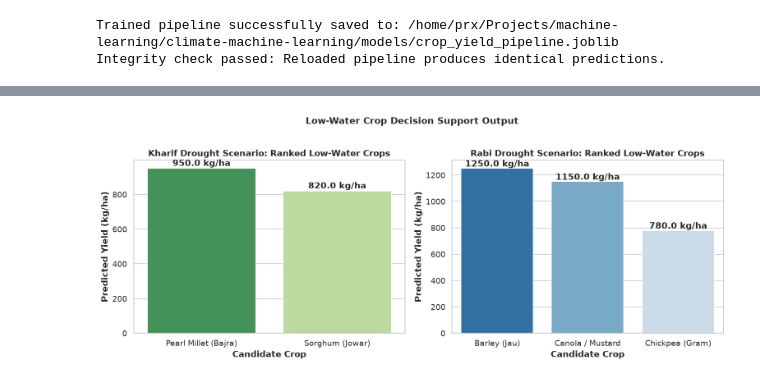
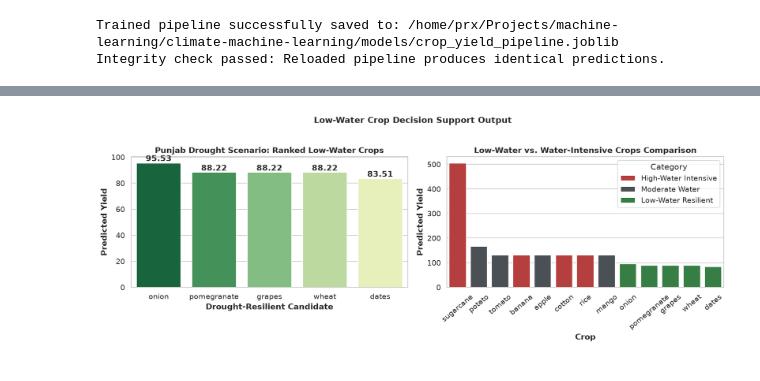
Before and after one commit to SyedMuhammadHunain/Climate-Machine-Learning, a Jupyter notebook: notebooks/01_low_water_crop_selection.ipynb, the cells around one changed output, grey strips where cells are left out. Drawn from its saved outputs; the diff is of its cells as text; code cells hidden in the pictures.

Commit message:
feat: complete Task 6 joblib export and real-world crop recommendation engine

```diff
--- a/notebooks/01_low_water_crop_selection.ipynb
+++ b/notebooks/01_low_water_crop_selection.ipynb
@@ -516,17 +590,23 @@ Canola / Mustard   Rabi                 280.0                 1150.0     2
 # %%
-def plot_ranked_crops(ax, df_ranked, title, palette):
-    sns.barplot(data=df_ranked, x="Crop_Name", y="Predicted_Yield_kg_ha", hue="Crop_Name", palette=palette, legend=False, ax=ax)
-    ax.set_title(title, weight="bold")
-    ax.set_ylabel("Predicted Yield (kg/ha)", weight="bold")
-    ax.set_xlabel("Candidate Crop", weight="bold")
-    for i, row in df_ranked.iterrows():
-        ax.text(i, row["Predicted_Yield_kg_ha"] + 15, f"{row['Predicted_Yield_kg_ha']} kg/ha", ha="center", weight="bold")
+fig, (ax1, ax2) = plt.subplots(1, 2, figsize=(14, 5))
 
-fig, (ax1, ax2) = plt.subplots(1, 2, figsize=(13, 5))
-plot_ranked_crops(ax1, kharif_recommendations, "Kharif Drought Scenario: Ranked Low-Water Crops", "YlGn_r")
-plot_ranked_crops(ax2, rabi_recommendations, "Rabi Drought Scenario: Ranked Low-Water Crops", "Blues_r")
+sns.barplot(data=punjab_ranked, x="Crop", y="Predicted_Yield", hue="Crop", palette="YlGn_r", legend=False, ax=ax1)
+ax1.set_title("Punjab Drought Scenario: Ranked Low-Water Crops", weight="bold")
+ax1.set_ylabel("Predicted Yield", weight="bold")
+ax1.set_xlabel("Drought-Resilient Candidate", weight="bold")
+for i, row in punjab_ranked.iterrows():
+    ax1.text(i, row["Predicted_Yield"] + 1.5, f"{row['Predicted_Yield']}", ha="center", weight="bold")
+
+palette_cat = {"Low-Water Resilient": "#2b8a3e", "High-Water Intensive": "#c92a2a", "Moderate Water": "#495057"}
+sns.barplot(data=punjab_all.sort_values("Predicted_Yield", ascending=False), x="Crop", y="Predicted_Yield", hue="Water_Category", palette=palette_cat, ax=ax2)
+ax2.set_title("Low-Water vs. Water-Intensive Crops Comparison", weight="bold")
+ax2.set_ylabel("Predicted Yield", weight="bold")
+ax2.set_xlabel("Crop", weight="bold")
+ax2.tick_params(axis="x", rotation=40)
+ax2.legend(title="Category", loc="upper right")
+
 plt.suptitle("Low-Water Crop Decision Support Output", fontsize=13, weight="bold", y=1.02)
 plt.tight_layout()
 plt.show()
 # %% [output]
-[figure, old version]
+[figure, new version]
```
Also changed, not shown: parts of 21 cells of this notebook, 2 other files.
